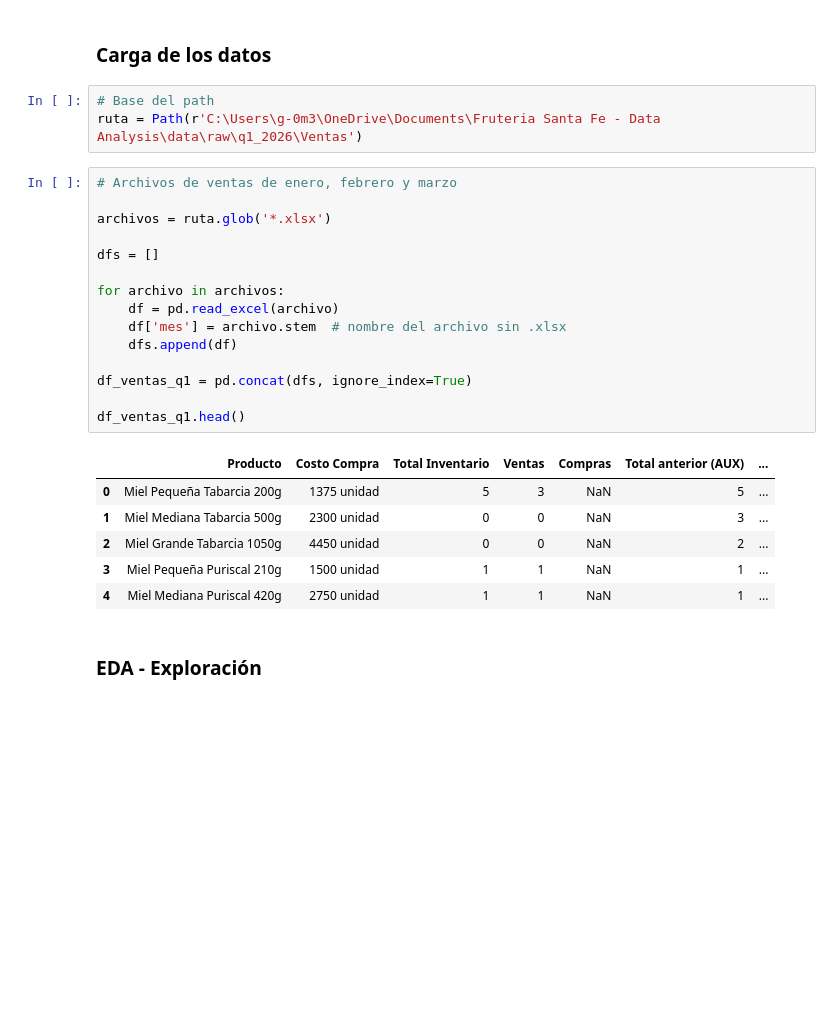
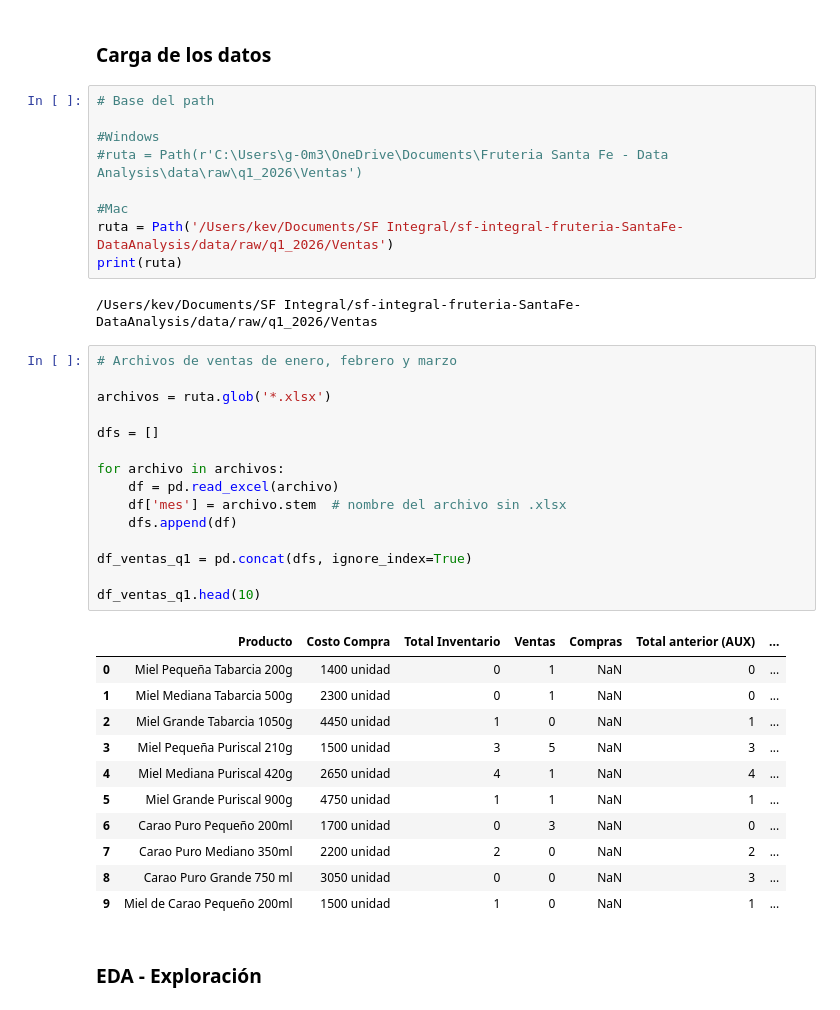
Before and after one commit to skev24/sf-integral-fruteria-SantaFe-DataAnalysis, a Jupyter notebook: notebooks/q1_data_analysis.ipynb, the cells around one changed output. Saved outputs shown, nothing was run; the diff lists cells and outputs as text; blank space fills up the shorter version.

Commit message:
Pequeño ajuste para poder trabajar desde Mac, se deja la opción para volver a usarlo en Windows

```diff
--- a/notebooks/q1_data_analysis.ipynb
+++ b/notebooks/q1_data_analysis.ipynb
@@ -14,29 +16,42 @@ from pathlib import Path
 ### Carga de los datos
 # %%
 # Base del path
-ruta = Path(r'C:\Users\g-0m3\OneDrive\Documents\Fruteria Santa Fe - Data Analysis\data\raw\q1_2026\Ventas')
+
+#Windows
+#ruta = Path(r'C:\Users\g-0m3\OneDrive\Documents\Fruteria Santa Fe - Data Analysis\data\raw\q1_2026\Ventas')
+
+#Mac
+ruta = Path('/Users/kev/Documents/SF Integral/sf-integral-fruteria-SantaFe-DataAnalysis/data/raw/q1_2026/Ventas')
+print(ruta)
+# %% [output]
+/Users/kev/Documents/SF Integral/sf-integral-fruteria-SantaFe-DataAnalysis/data/raw/q1_2026/Ventas
 # %%
 # Archivos de ventas de enero, febrero y marzo
 
 archivos = ruta.glob('*.xlsx')
 
 dfs = []
 
 for archivo in archivos:
     df = pd.read_excel(archivo)
     df['mes'] = archivo.stem  # nombre del archivo sin .xlsx
     dfs.append(df)
 
 df_ventas_q1 = pd.concat(dfs, ignore_index=True)
 
-df_ventas_q1.head()
+df_ventas_q1.head(10)
 # %% [output]
 |  | Producto | Costo Compra | Total Inventario | Ventas | Compras | Total anterior (AUX) | ... |
-| 0 | Miel Pequeña Tabarcia 200g | 1375 unidad | 5 | 3 | NaN | 5 | ... |
-| 1 | Miel Mediana Tabarcia 500g | 2300 unidad | 0 | 0 | NaN | 3 | ... |
-| 2 | Miel Grande Tabarcia 1050g | 4450 unidad | 0 | 0 | NaN | 2 | ... |
-| 3 | Miel Pequeña Puriscal 210g | 1500 unidad | 1 | 1 | NaN | 1 | ... |
-| 4 | Miel Mediana Puriscal 420g | 2750 unidad | 1 | 1 | NaN | 1 | ... |
+| 0 | Miel Pequeña Tabarcia 200g | 1400 unidad | 0 | 1 | NaN | 0 | ... |
+| 1 | Miel Mediana Tabarcia 500g | 2300 unidad | 0 | 1 | NaN | 0 | ... |
+| 2 | Miel Grande Tabarcia 1050g | 4450 unidad | 1 | 0 | NaN | 1 | ... |
+| 3 | Miel Pequeña Puriscal 210g | 1500 unidad | 3 | 5 | NaN | 3 | ... |
+| 4 | Miel Mediana Puriscal 420g | 2650 unidad | 4 | 1 | NaN | 4 | ... |
+| 5 | Miel Grande Puriscal 900g | 4750 unidad | 1 | 1 | NaN | 1 | ... |
+| 6 | Carao Puro Pequeño 200ml | 1700 unidad | 0 | 3 | NaN | 0 | ... |
+| 7 | Carao Puro Mediano 350ml | 2200 unidad | 2 | 0 | NaN | 2 | ... |
+| 8 | Carao Puro Grande 750 ml | 3050 unidad | 0 | 0 | NaN | 3 | ... |
+| 9 | Miel de Carao Pequeño 200ml | 1500 unidad | 1 | 0 | NaN | 1 | ... |
 # %% [markdown]
 ### EDA - Exploración
 # %%
```
Also changed, not shown: parts of 4 cells of this notebook.
